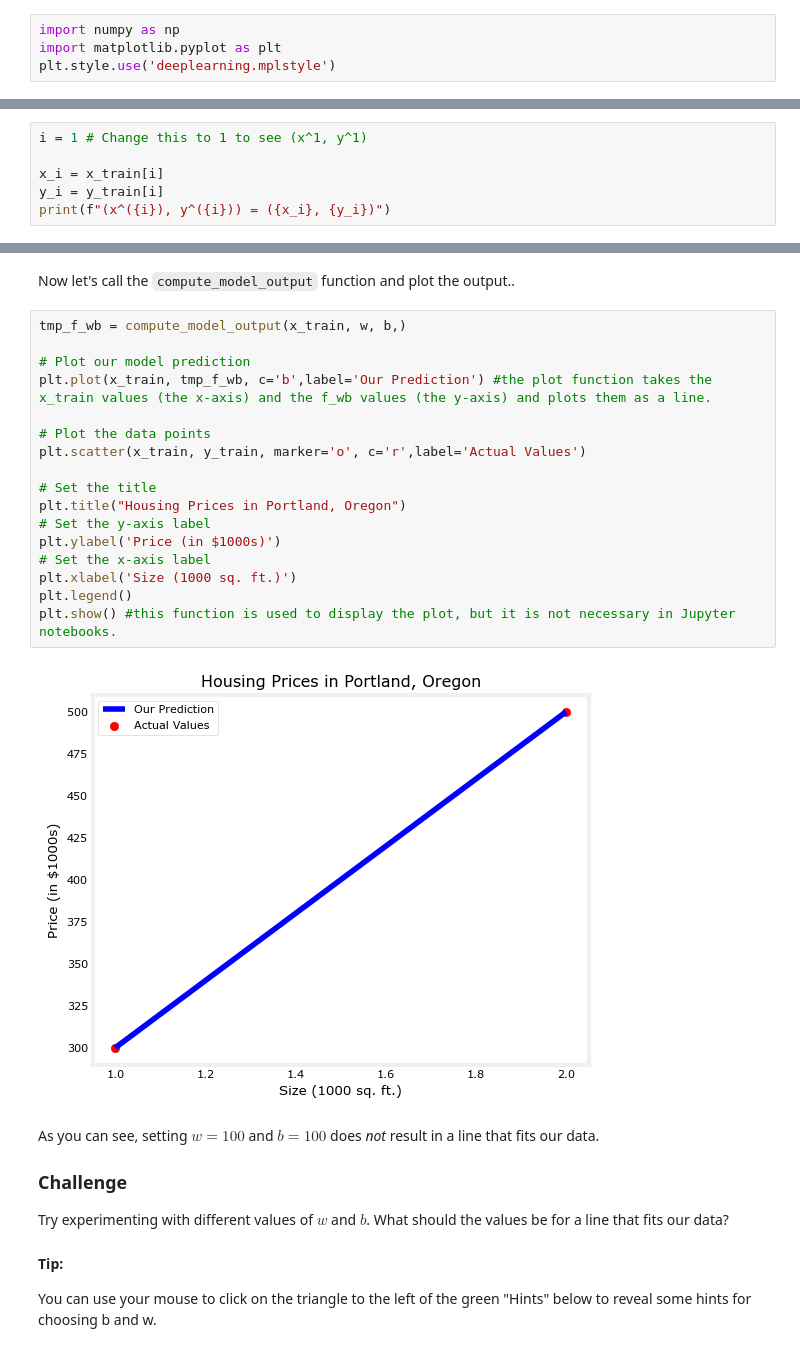
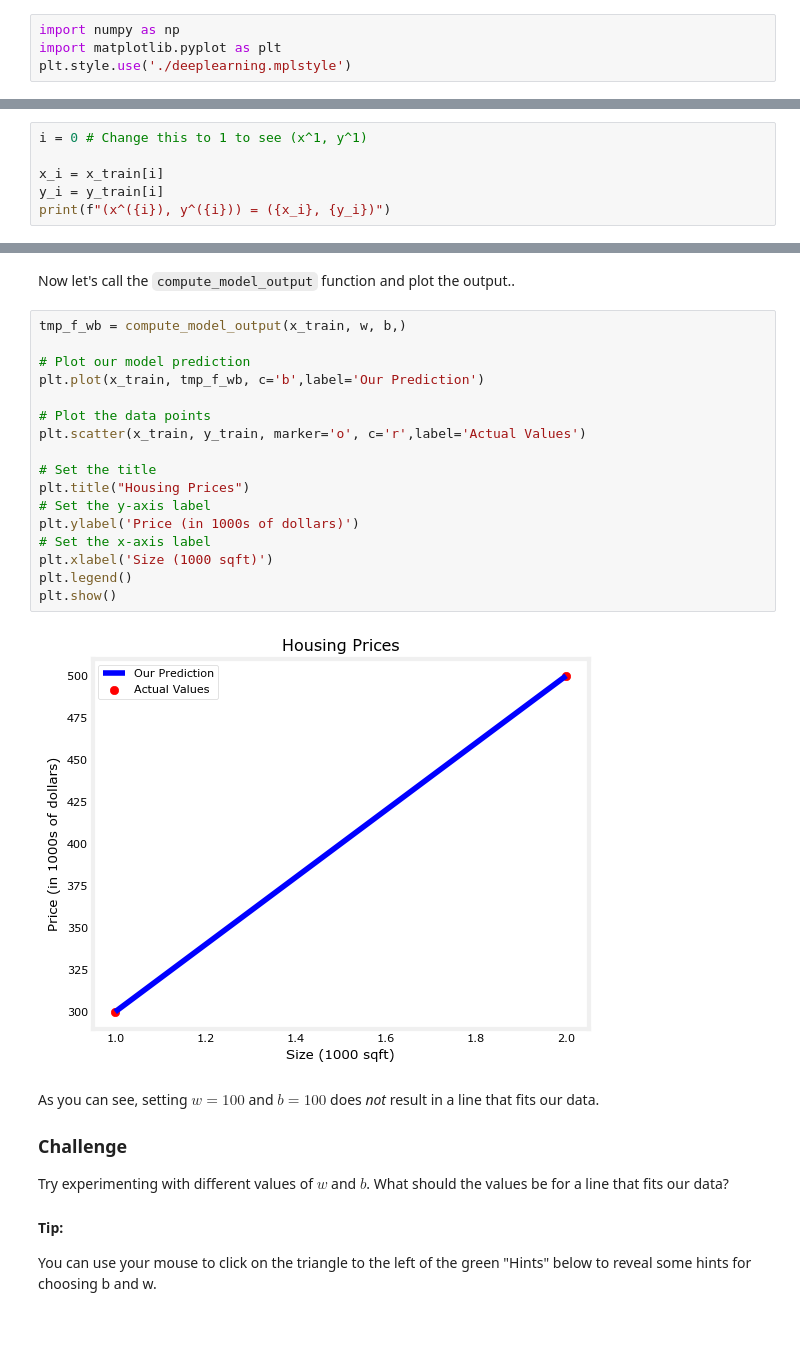
Before and after one commit to rajin-khan/self-machine-learning, a Jupyter notebook: notebooks/week1/model_representation.ipynb, the cells around one changed output, grey strips where cells are left out. Drawn from its saved outputs; the diff is of its cells as text.

```diff
--- a/notebooks/week1/model_representation.ipynb
+++ b/notebooks/week1/model_representation.ipynb
@@ -33,6 +33,6 @@ In this lab you will make use of:
 # %%
 import numpy as np
 import matplotlib.pyplot as plt
-plt.style.use('deeplearning.mplstyle')
+plt.style.use('./deeplearning.mplstyle')
 # %% [markdown]
 # Problem Statement
@@ -88,7 +88,7 @@ You will use $(x^{(i)}, y^{(i)})$ to denote the $i^{th}$ training example. Since
 To access a value in a Numpy array, one indexes the array with the desired offset. For example the syntax to access location zero of `x_train` is `x_train[0]`.
 Run the next code block below to get the $i^{th}$ training example.
 # %%
-i = 1 # Change this to 1 to see (x^1, y^1)
+i = 0 # Change this to 1 to see (x^1, y^1)
 
 x_i = x_train[i]
 y_i = y_train[i]
@@ -168,22 +165,22 @@ Now let's call the `compute_model_output` function and plot the output..
 # %%
 tmp_f_wb = compute_model_output(x_train, w, b,)
 
 # Plot our model prediction
-plt.plot(x_train, tmp_f_wb, c='b',label='Our Prediction') #the plot function takes the x_train values (the x-axis) and the f_wb values (the y-axis) and plots them as a line.
+plt.plot(x_train, tmp_f_wb, c='b',label='Our Prediction')
 
 # Plot the data points
 plt.scatter(x_train, y_train, marker='o', c='r',label='Actual Values')
 
 # Set the title
-plt.title("Housing Prices in Portland, Oregon")
+plt.title("Housing Prices")
 # Set the y-axis label
-plt.ylabel('Price (in $1000s)')
+plt.ylabel('Price (in 1000s of dollars)')
 # Set the x-axis label
-plt.xlabel('Size (1000 sq. ft.)')
+plt.xlabel('Size (1000 sqft)')
 plt.legend()
-plt.show() #this function is used to display the plot, but it is not necessary in Jupyter notebooks.
+plt.show()
 # %% [output]
-[figure, old version]
+[figure, new version]
 # %% [markdown]
 As you can see, setting $w = 100$ and $b = 100$ does *not* result in a line that fits our data.
 
```
Also changed, not shown: parts of 7 cells of this notebook.
